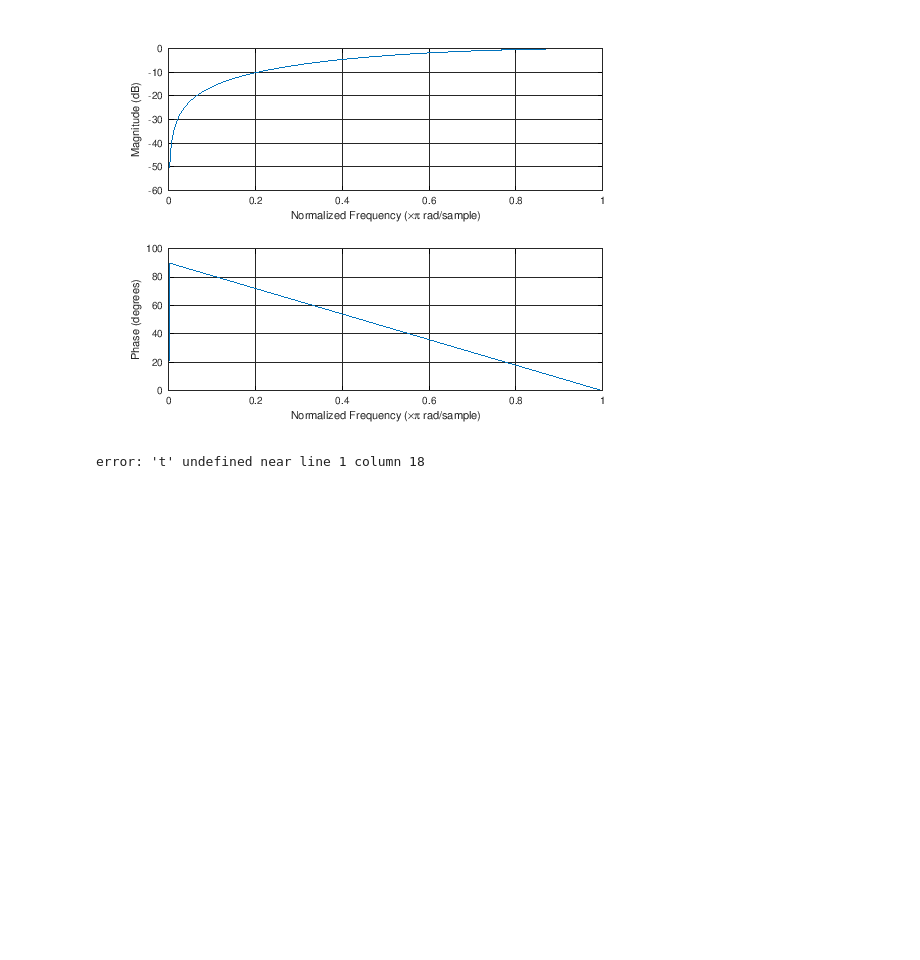
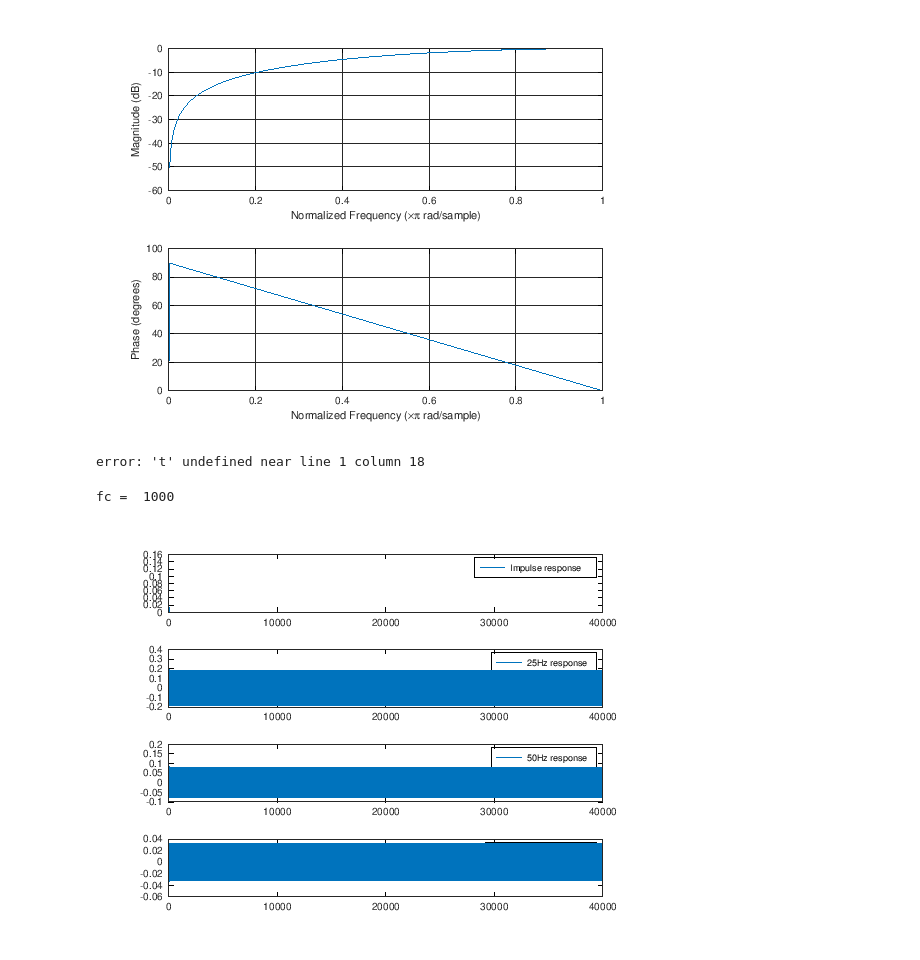
Before and after one commit to TallerAnalogico/IIR_Verilog, a Jupyter notebook: Tools/Octave_filters.ipynb, the cells around one changed output. Cells and saved outputs as stored; diff of their text form; code cells hidden in the pictures; blank space fills up the shorter version.

```diff
--- a/Tools/Octave_filters.ipynb
+++ b/Tools/Octave_filters.ipynb
@@ -36,3 +36,22 @@ a =
 sinetone(25e3,sf,t,1)
 # %% [output]
 error: 't' undefined near line 1 column 18
+# %%
+fc=1e3
+sf = 40e3; sf2 = sf/2;
+data=[[1;zeros(sf-1,1)],sinetone(5e3,sf,1,1),sinetone(10e3,sf,1,1),sinetone(25e3,sf,1,1)];
+[b,a]=butter ( 1, fc / sf2 );
+filtered = filter(b,a,data);
+
+clf
+subplot ( columns ( filtered ), 1, 1)
+plot(filtered(:,1),";Impulse response;")
+subplot ( columns ( filtered ), 1, 2 )
+plot(filtered(:,2),";25Hz response;")
+subplot ( columns ( filtered ), 1, 3 )
+plot(filtered(:,3),";50Hz response;")
+subplot ( columns ( filtered ), 1, 4 )
+plot(filtered(:,4),";100Hz response;")
+# %% [output]
+fc =  1000
+[figure, added]
```
Also changed, not shown: parts of 1 cell of this notebook, 22 other files.
